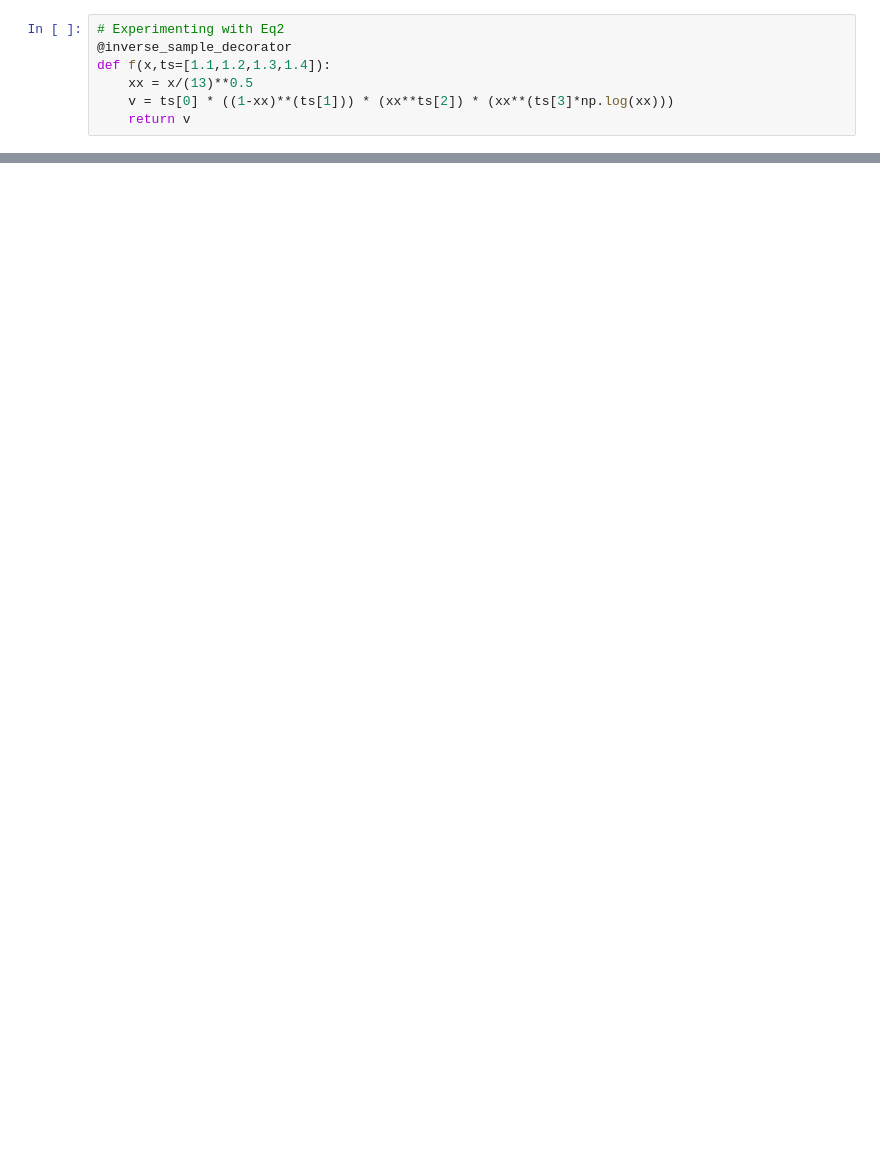
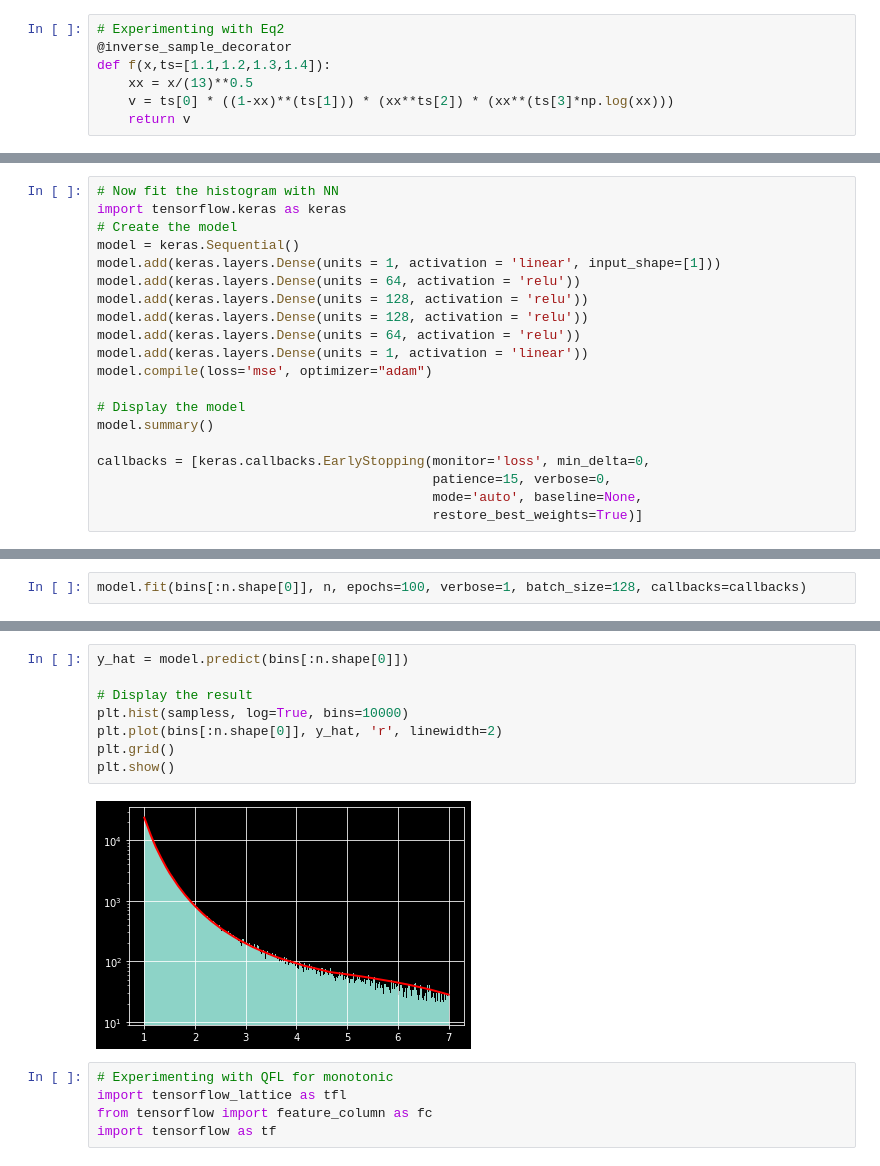
Before and after one commit to TDHTTTT/GCNN, a Jupyter notebook: WIP_bgfit.ipynb, the cells around one changed output, grey strips where cells are left out. Saved outputs shown, nothing was run; the diff lists cells and outputs as text; blank space fills up the shorter version.

Commit message:
fit with DNN; tried lattice layer for monotonicity

```diff
--- a/WIP_bgfit.ipynb
+++ b/WIP_bgfit.ipynb
@@ -73,0 +82,20 @@ plt.show()
+# %%
+# Now fit the histogram with NN
+import tensorflow.keras as keras
+# Create the model
+model = keras.Sequential()
+model.add(keras.layers.Dense(units = 1, activation = 'linear', input_shape=[1]))
+model.add(keras.layers.Dense(units = 64, activation = 'relu'))
+model.add(keras.layers.Dense(units = 128, activation = 'relu'))
+model.add(keras.layers.Dense(units = 128, activation = 'relu'))
+model.add(keras.layers.Dense(units = 64, activation = 'relu'))
+model.add(keras.layers.Dense(units = 1, activation = 'linear'))
+model.compile(loss='mse', optimizer="adam")
+
+# Display the model
+model.summary()
+
+callbacks = [keras.callbacks.EarlyStopping(monitor='loss', min_delta=0,
+                                           patience=15, verbose=0,
+                                           mode='auto', baseline=None,
+                                           restore_best_weights=True)]
@@ -73,0 +123,2 @@ plt.show()
+# %%
+model.fit(bins[:n.shape[0]], n, epochs=100, verbose=1, batch_size=128, callbacks=callbacks)
@@ -73,0 +144,15 @@ plt.show()
+# %%
+y_hat = model.predict(bins[:n.shape[0]])
+
+# Display the result
+plt.hist(sampless, log=True, bins=10000)
+plt.plot(bins[:n.shape[0]], y_hat, 'r', linewidth=2)
+plt.grid()
+plt.show()
+# %% [output]
+[figure, added]
+# %%
+# Experimenting with QFL for monotonic
+import tensorflow_lattice as tfl
+from tensorflow import feature_column as fc
+import tensorflow as tf
```
Also changed, not shown: parts of 16 cells of this notebook.
